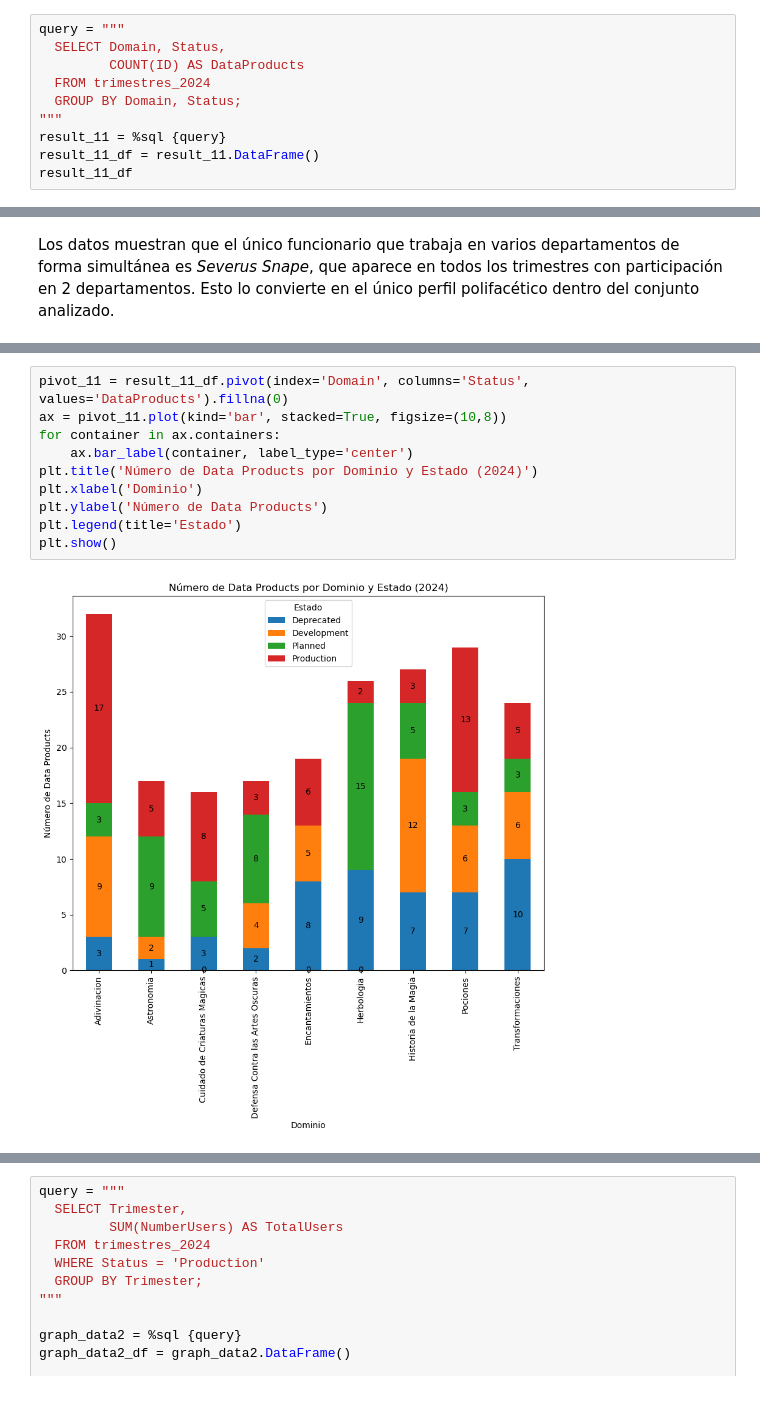
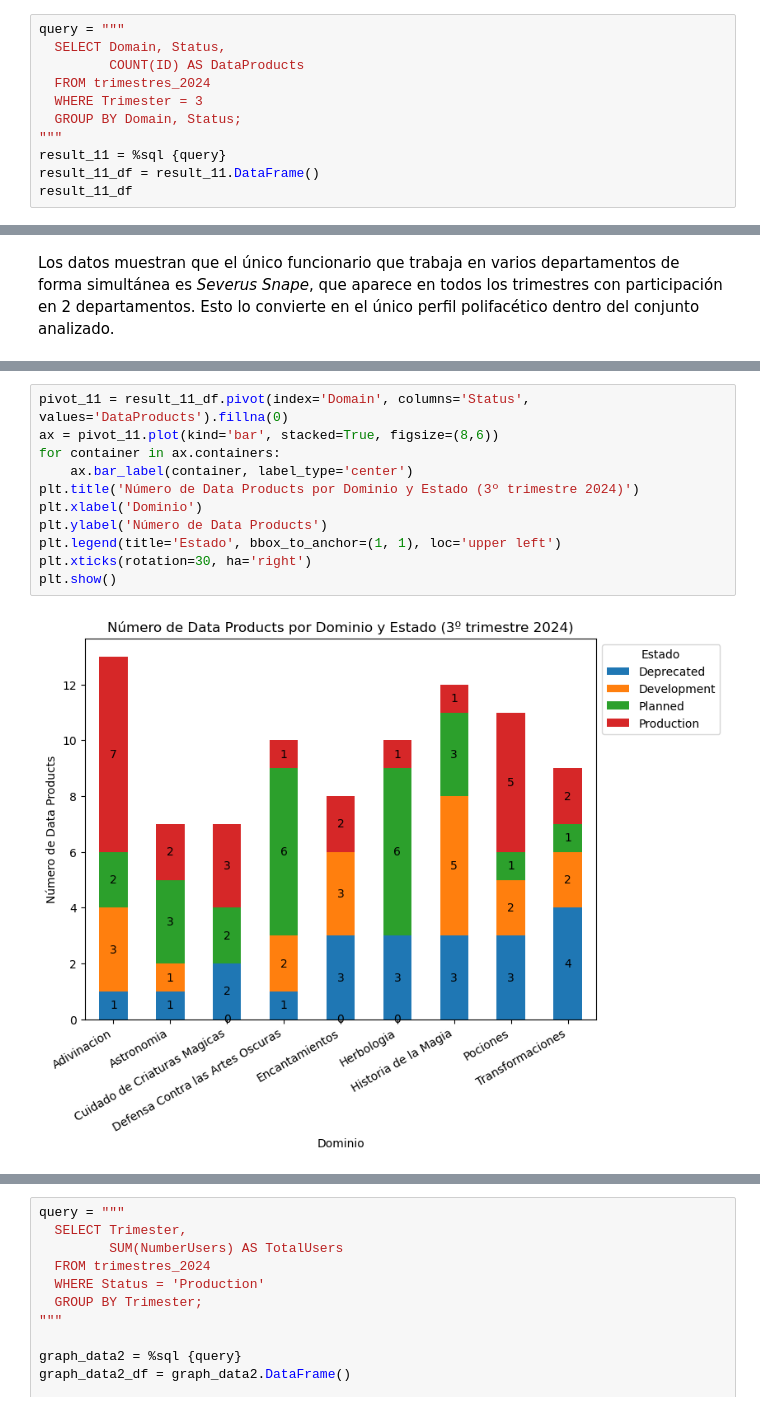
Before and after one commit to tvarmar/PEIA_P1_Hogwarts_DataProducts, a Jupyter notebook: TaniaEvoraVargasMartinez-ProgramacionEntornosIA-Python.ipynb, the cells around one changed output, grey strips where cells are left out. Drawn from its saved outputs; the diff is of its cells as text.

```diff
--- a/TaniaEvoraVargasMartinez-ProgramacionEntornosIA-Python.ipynb
+++ b/TaniaEvoraVargasMartinez-ProgramacionEntornosIA-Python.ipynb
@@ -228,6 +227,7 @@ query = """
   SELECT Domain, Status,
          COUNT(ID) AS DataProducts
   FROM trimestres_2024
+  WHERE Trimester = 3
   GROUP BY Domain, Status;
 """
 result_11 = %sql {query}
@@ -713,15 +718,16 @@ En conjunto, la gráfica permite identificar diferencias entre departamentos y s
 # %%
 pivot_11 = result_11_df.pivot(index='Domain', columns='Status', values='DataProducts').fillna(0)
-ax = pivot_11.plot(kind='bar', stacked=True, figsize=(10,8))
+ax = pivot_11.plot(kind='bar', stacked=True, figsize=(8,6))
 for container in ax.containers:
     ax.bar_label(container, label_type='center')
-plt.title('Número de Data Products por Dominio y Estado (2024)')
+plt.title('Número de Data Products por Dominio y Estado (3º trimestre 2024)')
 plt.xlabel('Dominio')
 plt.ylabel('Número de Data Products')
-plt.legend(title='Estado')
+plt.legend(title='Estado', bbox_to_anchor=(1, 1), loc='upper left')
+plt.xticks(rotation=30, ha='right')
 plt.show()
 # %% [output]
-[figure, old version]
+[figure, new version]
 # %% [markdown]
 #### Evolución temporal del número de usuarios de Data Products en producción.
 Esta gráfica se construye a partir de una consulta que agrupa el número de usuarios por trimestre, considerando únicamente los Data Products que se encuentran en estado *Production*. El resultado permite visualizar la evolución del uso de los productos en producción a lo largo del año, desde **1034 usuarios** en el primer trimestre, aumentando a **1517** en el segundo trimestre y alcanzando **1617 usuarios** en el tercer trimestre.
```
Also changed, not shown: parts of 23 cells of this notebook, 1 other file.
